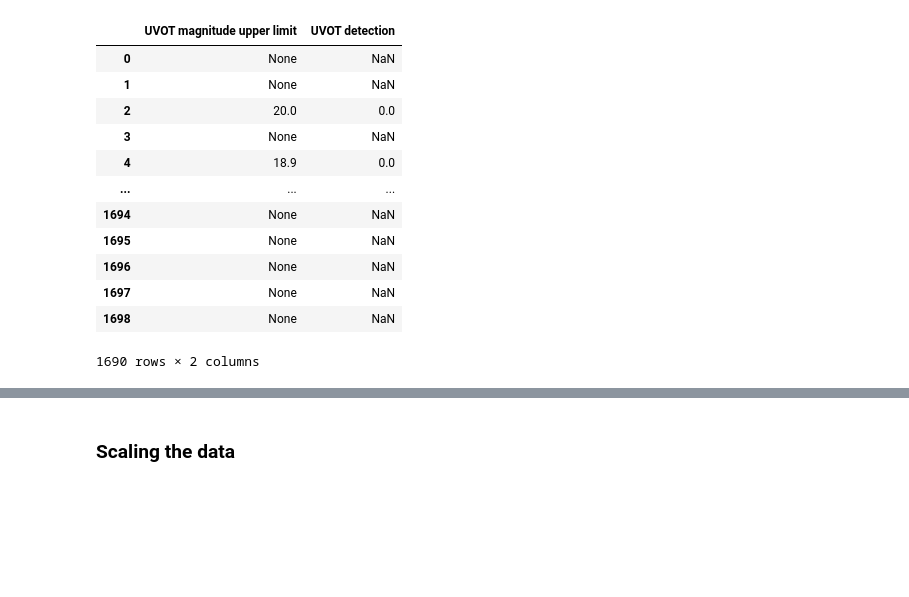
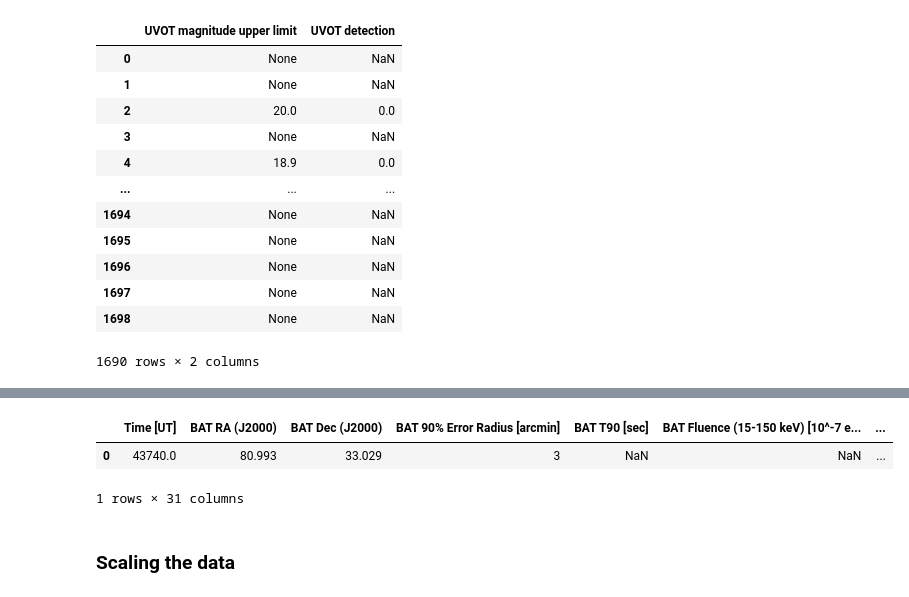
Before and after one commit to Alcatraz312/grb-classification, a Jupyter notebook: src/main.ipynb, the cells around one changed output, grey strips where cells are left out. Cells and saved outputs as stored; diff of their text form; code cells hidden in the pictures; blank space fills up the shorter version.

```diff
--- a/src/main.ipynb
+++ b/src/main.ipynb
@@ -520,3 +586,11 @@ df2[["UVOT magnitude upper limit","UVOT detection"]]
+# %%
+df2 = pd.concat([df2, parsed_dataframe], axis = 1)    # concated the new columns into the grb dataframe
+# %%
+df2.head(1)
+# %% [output]
+|  | Time [UT] | BAT RA (J2000) | BAT Dec (J2000) | BAT 90% Error Radius [arcmin] | BAT T90 [sec] | BAT Fluence (15-150 keV) [10^-7 e... | ... |
+| 0 | 43740.0 | 80.993 | 33.029 | 3 | NaN | NaN | ... |
+1 rows × 31 columns
 # %% [markdown]
 ### Scaling the data
 # %% [markdown]
```
Also changed, not shown: parts of 8 cells of this notebook.
